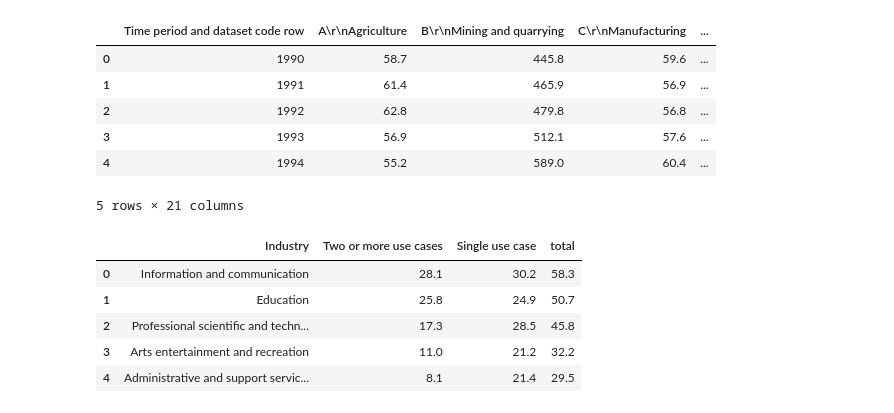
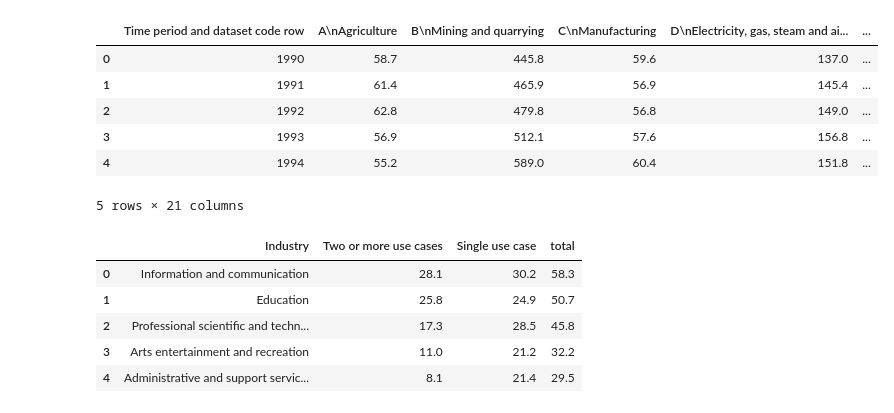
Before and after one commit to isaacchan-hash/basecamp-team-37, a Jupyter notebook: cleaning.ipynb, the cells around one changed output. Drawn from its saved outputs; the diff is of its cells as text; code cells hidden in the pictures.

```diff
--- a/cleaning.ipynb
+++ b/cleaning.ipynb
@@ -1,21 +1,25 @@
 # %% [markdown]
 <a href="https://colab.research.google.com/github/isaacchan-hash/basecamp-team-37/blob/main/cleaning.ipynb" target="_parent"><img src="https://colab.research.google.com/assets/colab-badge.svg" alt="Open In Colab"/></a>
 # %%
+import urllib.request
 import pandas as pd
+urllib.request.urlretrieve("https://raw.githubusercontent.com/isaacchan-hash/basecamp-team-37/main/ai.csv", "ai.csv")
+urllib.request.urlretrieve("https://raw.githubusercontent.com/isaacchan-hash/basecamp-team-37/main/gdp.csv", "gdp.csv")
+urllib.request.urlretrieve("https://raw.githubusercontent.com/isaacchan-hash/basecamp-team-37/main/regional%20gdp.csv", "regional gdp.csv")
 
 #retrieves the datasets from github
 ai = pd.read_csv("ai.csv")
 gdp = pd.read_csv("gdp.csv")
 gdp_regions = pd.read_csv("regional gdp.csv")
 
 gdp.head()
 # %% [output]
-|  | Time period and dataset code row | A\r\nAgriculture | B\r\nMining and quarrying | C\r\nManufacturing | ... |
-| 0 | 1990 | 58.7 | 445.8 | 59.6 | ... |
-| 1 | 1991 | 61.4 | 465.9 | 56.9 | ... |
-| 2 | 1992 | 62.8 | 479.8 | 56.8 | ... |
-| 3 | 1993 | 56.9 | 512.1 | 57.6 | ... |
-| 4 | 1994 | 55.2 | 589.0 | 60.4 | ... |
+|  | Time period and dataset code row | A\nAgriculture | B\nMining and quarrying | C\nManufacturing | D\nElectricity, gas, steam and ai... | ... |
+| 0 | 1990 | 58.7 | 445.8 | 59.6 | 137.0 | ... |
+| 1 | 1991 | 61.4 | 465.9 | 56.9 | 145.4 | ... |
+| 2 | 1992 | 62.8 | 479.8 | 56.8 | 149.0 | ... |
+| 3 | 1993 | 56.9 | 512.1 | 57.6 | 156.8 | ... |
+| 4 | 1994 | 55.2 | 589.0 | 60.4 | 151.8 | ... |
 5 rows × 21 columns
 # %%
 ai.head()
```
Also changed, not shown: 2 other files.
